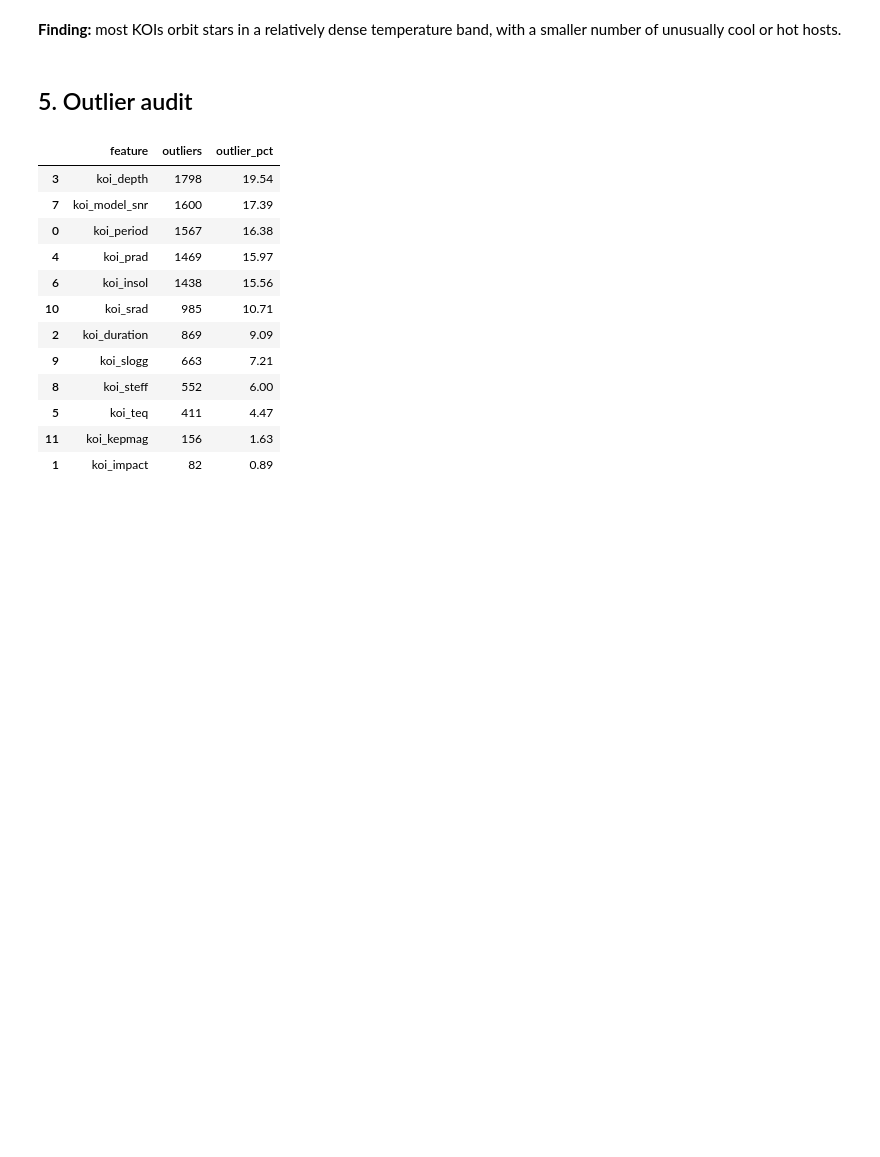
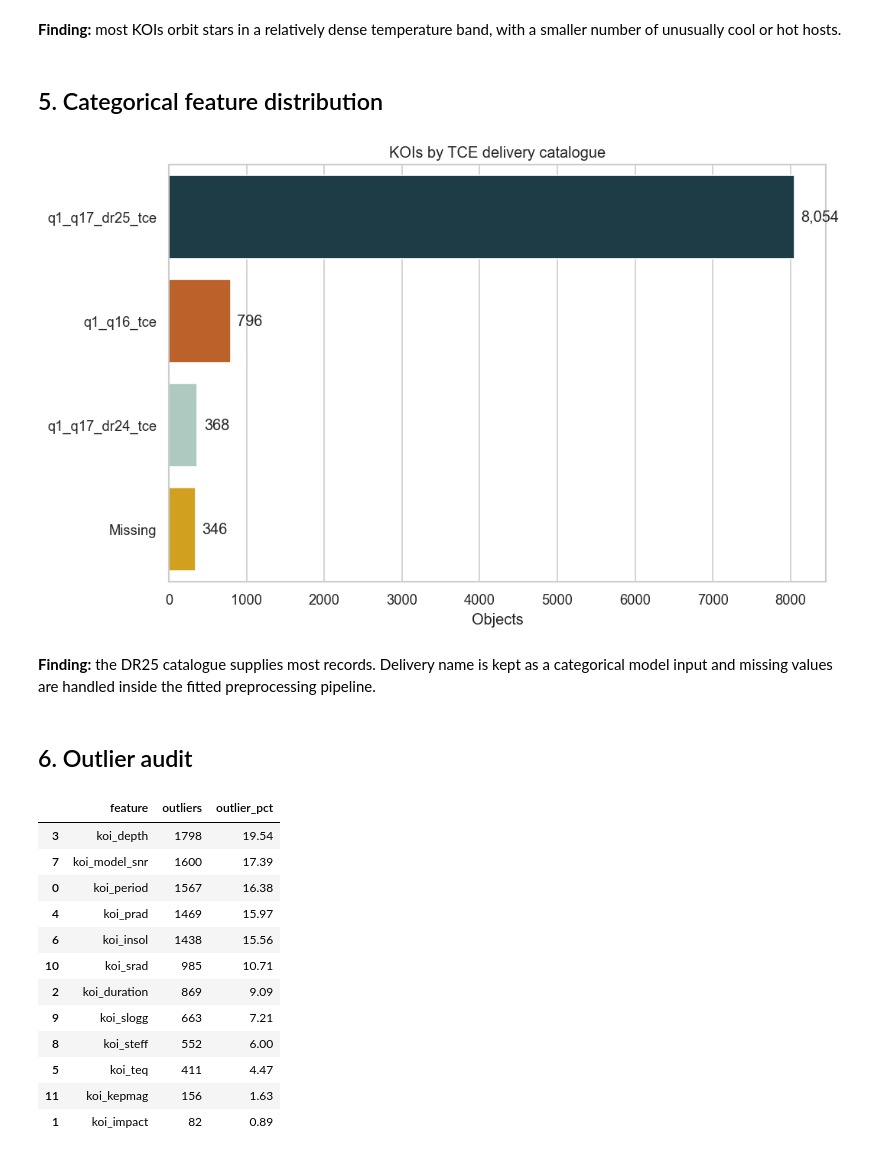
Before and after one commit to khanhhoangduydinh/CO5177-Programming_Foundation_for_Data_Analytics_and_Visualization, a Jupyter notebook: notebooks/tabular_koi_eda.ipynb, the cells around one changed output. Drawn from its saved outputs; the diff is of its cells as text; code cells hidden in the pictures; blank space fills up the shorter version.

```diff
--- a/notebooks/tabular_koi_eda.ipynb
+++ b/notebooks/tabular_koi_eda.ipynb
@@ -275,8 +275,38 @@ finish_plot("05_stellar_temperature_distribution.png")
 # %% [markdown]
 **Finding:** most KOIs orbit stars in a relatively dense temperature band,
 with a smaller number of unusually cool or hot hosts.
+# %% [markdown]
+## 5. Categorical feature distribution
+# %%
+delivery_counts = (
+    df["koi_tce_delivname"]
+    .fillna("Missing")
+    .value_counts()
+    .rename_axis("delivery_catalogue")
+    .reset_index(name="objects")
+)
+
+plt.figure(figsize=(9, 5.6))
+ax = sns.barplot(
+    data=delivery_counts,
+    x="objects",
+    y="delivery_catalogue",
+    hue="delivery_catalogue",
+    palette=["#173f4c", "#d35b12", "#a9cfc1", "#efae00"],
+    legend=False,
+)
+ax.set(title="KOIs by TCE delivery catalogue", xlabel="Objects", ylabel="")
+for container in ax.containers:
+    ax.bar_label(container, padding=5, fmt="{:,.0f}")
+finish_plot("15_tce_delivery_distribution.png")
+# %% [output]
+[figure, added]
+# %% [markdown]
+**Finding:** the DR25 catalogue supplies most records. Delivery name is kept
+as a categorical model input and missing values are handled inside the fitted
+preprocessing pipeline.
 # %% [markdown]
-## 5. Outlier audit
+## 6. Outlier audit
 # %%
 MODEL_NUMERIC_FEATURES = [
     "koi_period", "koi_impact", "koi_duration", "koi_depth", "koi_prad",
```
Also changed, not shown: parts of 14 cells of this notebook, 19 other files.
